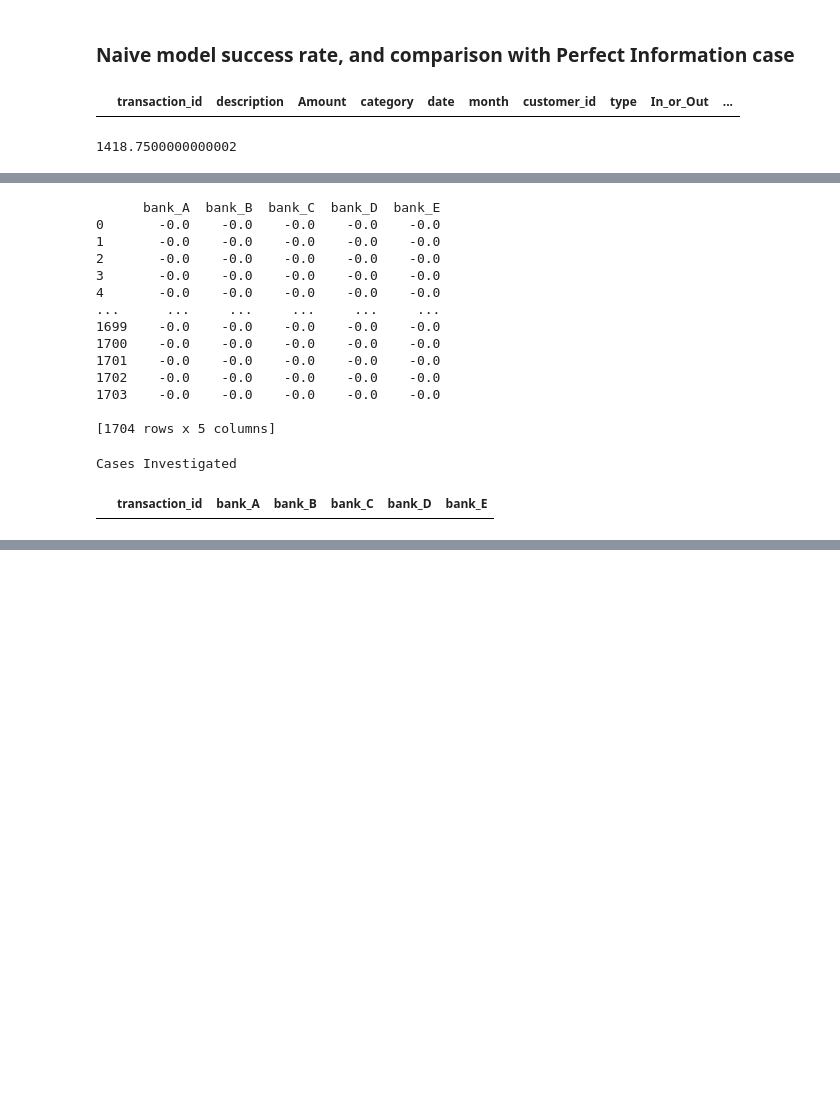
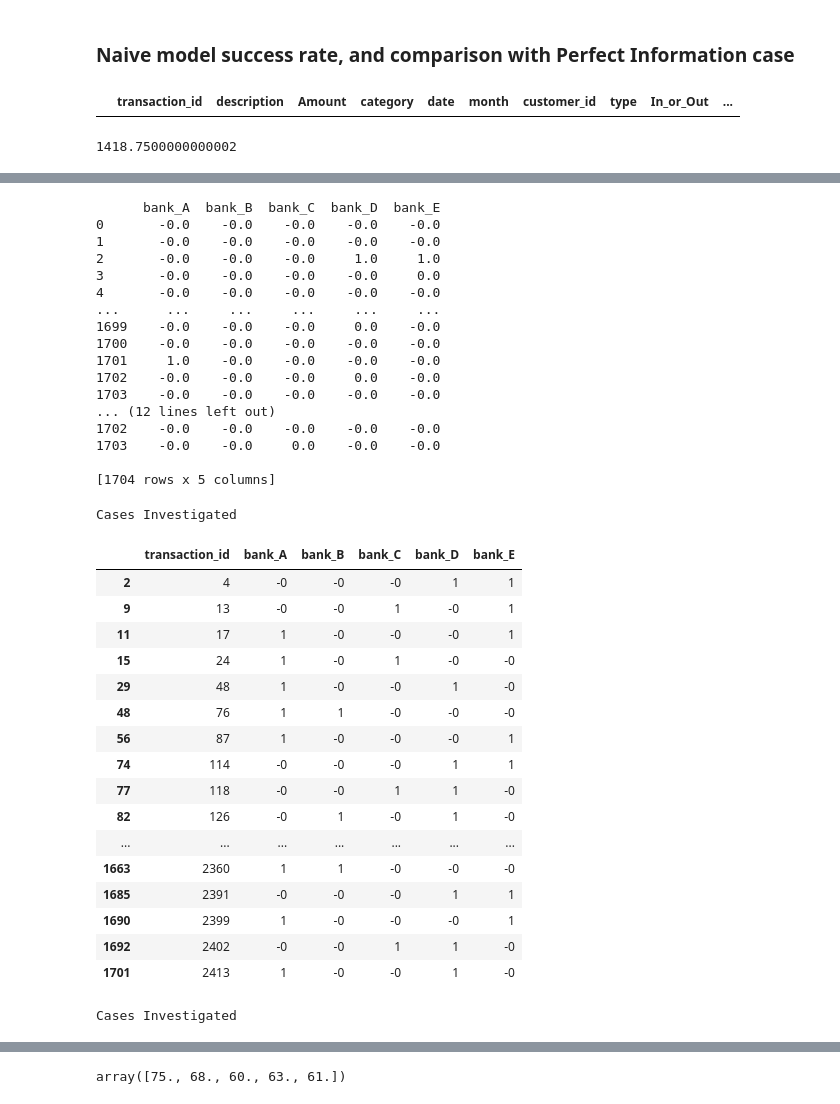
Before and after one commit to nicolastalia/mmcs_final, a Jupyter notebook: model.ipynb, the cells around one changed output, grey strips where cells are left out. Cells and saved outputs as stored; diff of their text form; code cells hidden in the pictures; blank space fills up the shorter version.

```diff
--- a/model.ipynb
+++ b/model.ipynb
@@ -210,9 +217,7 @@ Banks = range(n_banks)
 prob2 = xp.problem('fraud2')
 
 # Decision Variable
-# invstg = 1 if bank b chooses to investigate case i
-invstg = np.array([xp.var(vartype=xp.binary, name='invstg_{0}_{1}'.format(i+1, b+1))
-                    for i in Cases for b in Banks], dtype=xp.npvar).reshape(n_daily_cases, n_banks)
+
 
 # z forces the 50:50 split
 z = np.array([xp.var(vartype=xp.binary, name='z_{0}'.format(i+1))
@@ -240,4 +245,4 @@ time_taken = np.array([xp.var(vartype = xp.continuous, name='time_taken_{0}'.for
 aux = np.array([xp.var(vartype = xp.integer, name='aux_{0}'.format(i+1))
                     for i in Cases], dtype=xp.npvar).reshape(n_daily_cases)
 
-prob2.addVariable(invstg, z, ext, shared, solo, time_taken, aux)
+prob2.addVariable(z, ext, shared, solo, time_taken, aux)
@@ -307,45 +312,82 @@ The objective function value is 0.0
 # %%
-invstg_df = pd.DataFrame(data = prob2.getSolution(invstg), index = Cases, columns = bank_names)
 ext_df = pd.DataFrame(data = prob2.getSolution(ext), index = Cases, columns = bank_names)
 shared_df = pd.DataFrame(data = prob2.getSolution(shared), index = Cases, columns = bank_names)
 solo_df = pd.DataFrame(data = prob2.getSolution(solo), index = Cases, columns = bank_names)
+z_df = pd.DataFrame(data = prob2.getSolution(z), index = Cases)
 
-print(ext_df)
 # This dataframe shows which bank investigated which case.
 
 # NOTE: The indexing on this dataframe is not the transaction_id! It corresponds to the index of the original dayone df.
 # Hence for extra clarity, I append a column of the actual transaction ID to the investigated cases df.
-invstg_df = invstg_df.join(dayone["transaction_id"])
+shared_df = shared_df.join(dayone["transaction_id"])
 
 # Extra code for aesthetics: moving transaction_id to the left
 cols = ['transaction_id'] + bank_names
-invstg_df = invstg_df[cols]
+shared_df = shared_df[cols]
 
 # All cases which were actually investigated
-invstg_df_yes = invstg_df[invstg_df[bank_names].sum(axis=1) >= 1]
+shared_df_yes = shared_df[shared_df[bank_names].sum(axis=1) >= 1]
 
 # # Uncomment the following code to display ALL invstg_df decision variables:
 #invstg_df_disp = invstg_df.style.set_caption('Investigation Decisions').format(precision=0)
 #display(invstg_df_disp)
 
 
 # Uncomment the following code to display all the cases INVESTIGATED in a nicely-formatted style:
-invstg_df_yes_disp = invstg_df_yes.style.set_caption('Cases Investigated').format(precision=0)
-display(invstg_df_yes_disp)
+shared_df_yes_disp = shared_df_yes.style.set_caption('Cases Investigated').format(precision=0)
+display(shared_df_yes_disp)
+
+solo_df = solo_df.join(dayone["transaction_id"])
+
+# Extra code for aesthetics: moving transaction_id to the left
+cols = ['transaction_id'] + bank_names
+solo_df = solo_df[cols]
+
+# All cases which were actually investigated
+solo_df_yes = solo_df[solo_df[bank_names].sum(axis=1) >= 1]
+
+# # Uncomment the following code to display ALL invstg_df decision variables:
+#invstg_df_disp = invstg_df.style.set_caption('Investigation Decisions').format(precision=0)
+#display(invstg_df_disp)
+
+
+# Uncomment the following code to display all the cases INVESTIGATED in a nicely-formatted style:
+solo_df_yes_disp = solo_df_yes.style.set_caption('Cases Investigated').format(precision=0)
+display(solo_df_yes_disp)
 # %% [output]
       bank_A  bank_B  bank_C  bank_D  bank_E
 0       -0.0    -0.0    -0.0    -0.0    -0.0
 1       -0.0    -0.0    -0.0    -0.0    -0.0
-2       -0.0    -0.0    -0.0    -0.0    -0.0
-3       -0.0    -0.0    -0.0    -0.0    -0.0
+2       -0.0    -0.0    -0.0     1.0     1.0
+3       -0.0    -0.0    -0.0    -0.0     0.0
 4       -0.0    -0.0    -0.0    -0.0    -0.0
 ...      ...     ...     ...     ...     ...
-1699    -0.0    -0.0    -0.0    -0.0    -0.0
+1699    -0.0    -0.0    -0.0     0.0    -0.0
 1700    -0.0    -0.0    -0.0    -0.0    -0.0
-1701    -0.0    -0.0    -0.0    -0.0    -0.0
+1701     1.0    -0.0    -0.0    -0.0    -0.0
+1702    -0.0    -0.0    -0.0     0.0    -0.0
+1703    -0.0    -0.0    -0.0    -0.0    -0.0
+... (12 lines left out)
 1702    -0.0    -0.0    -0.0    -0.0    -0.0
-1703    -0.0    -0.0    -0.0    -0.0    -0.0
+1703    -0.0    -0.0     0.0    -0.0    -0.0
 
 [1704 rows x 5 columns]
 Cases Investigated
 |  | transaction_id | bank_A | bank_B | bank_C | bank_D | bank_E |
+| 2 | 4 | -0 | -0 | -0 | 1 | 1 |
+| 9 | 13 | -0 | -0 | 1 | -0 | 1 |
+| 11 | 17 | 1 | -0 | -0 | -0 | 1 |
+| 15 | 24 | 1 | -0 | 1 | -0 | -0 |
+| 29 | 48 | 1 | -0 | -0 | 1 | -0 |
+| 48 | 76 | 1 | 1 | -0 | -0 | -0 |
+| 56 | 87 | 1 | -0 | -0 | -0 | 1 |
+| 74 | 114 | -0 | -0 | -0 | 1 | 1 |
+| 77 | 118 | -0 | -0 | 1 | 1 | -0 |
+| 82 | 126 | -0 | 1 | -0 | 1 | -0 |
+| ... | ... | ... | ... | ... | ... | ... |
+| 1663 | 2360 | 1 | 1 | -0 | -0 | -0 |
+| 1685 | 2391 | -0 | -0 | -0 | 1 | 1 |
+| 1690 | 2399 | 1 | -0 | -0 | -0 | 1 |
+| 1692 | 2402 | -0 | -0 | 1 | 1 | -0 |
+| 1701 | 2413 | 1 | -0 | -0 | 1 | -0 |
+Cases Investigated
@@ -351,0 +411,4 @@ Cases Investigated
+# %%
+sum(prob2.getSolution(ext))
+# %% [output]
+array([75., 68., 60., 63., 61.])
```
Also changed, not shown: parts of 13 cells of this notebook.
